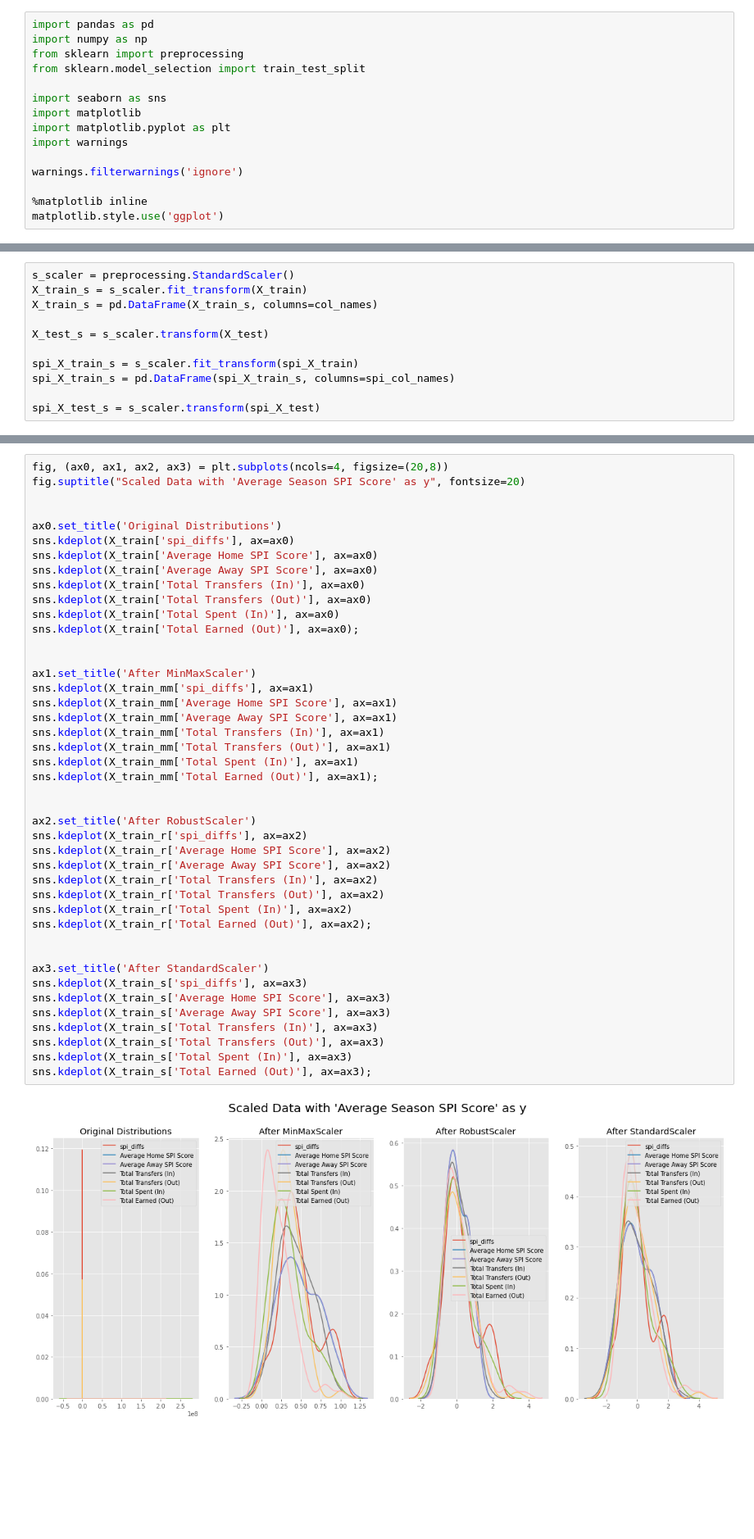
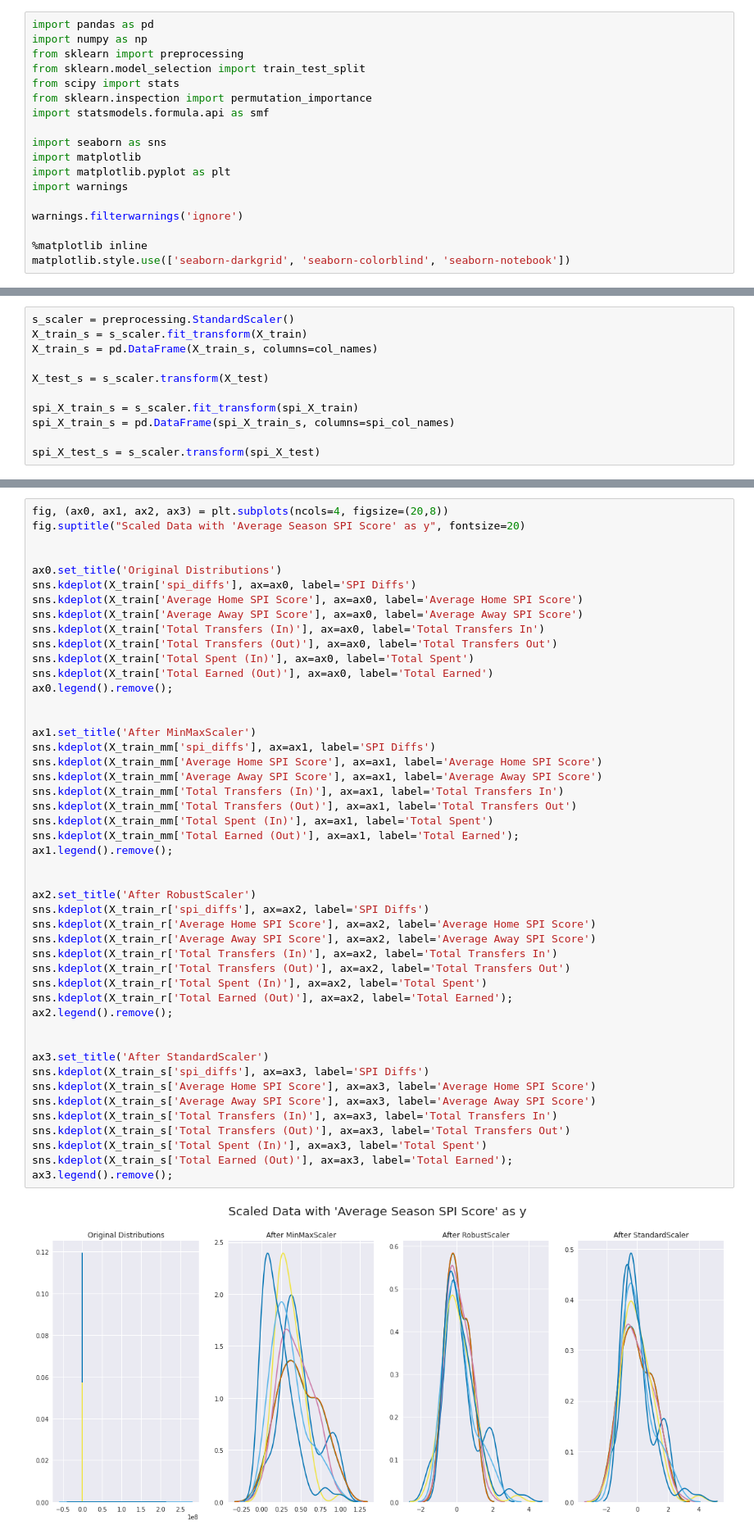
Before and after one commit to tdraths/transfers_capstone, a Jupyter notebook: notebooks/Pre-Processing and Modelling.ipynb, the cells around one changed output, grey strips where cells are left out. Shown at 82% size. Saved outputs shown, nothing was run; the diff lists cells and outputs as text; blank space fills up the shorter version.

```diff
--- a/notebooks/Pre-Processing and Modelling.ipynb
+++ b/notebooks/Pre-Processing and Modelling.ipynb
@@ -18,6 +20,9 @@ import pandas as pd
 import numpy as np
 from sklearn import preprocessing
 from sklearn.model_selection import train_test_split
+from scipy import stats
+from sklearn.inspection import permutation_importance
+import statsmodels.formula.api as smf
 
 import seaborn as sns
 import matplotlib
@@ -27,7 +32,7 @@ import warnings
 warnings.filterwarnings('ignore')
 
 %matplotlib inline
-matplotlib.style.use('ggplot')
+matplotlib.style.use(['seaborn-darkgrid', 'seaborn-colorblind', 'seaborn-notebook'])
 # %%
 path = '/home/tdraths/sb_assignments/Transfers_Capstone/data/data_cleaning_outputs/SPI_Transfers_Features.csv'
 df = pd.read_csv(path, index_col=0)
@@ -259,45 +269,49 @@ Now that I've scaled the data, it's time to decide which method I'll use in my m
 # %%
 fig, (ax0, ax1, ax2, ax3) = plt.subplots(ncols=4, figsize=(20,8))
 fig.suptitle("Scaled Data with 'Average Season SPI Score' as y", fontsize=20)
 
 
 ax0.set_title('Original Distributions')
-sns.kdeplot(X_train['spi_diffs'], ax=ax0)
-sns.kdeplot(X_train['Average Home SPI Score'], ax=ax0)
-sns.kdeplot(X_train['Average Away SPI Score'], ax=ax0)
-sns.kdeplot(X_train['Total Transfers (In)'], ax=ax0)
-sns.kdeplot(X_train['Total Transfers (Out)'], ax=ax0)
-sns.kdeplot(X_train['Total Spent (In)'], ax=ax0)
-sns.kdeplot(X_train['Total Earned (Out)'], ax=ax0);
+sns.kdeplot(X_train['spi_diffs'], ax=ax0, label='SPI Diffs')
+sns.kdeplot(X_train['Average Home SPI Score'], ax=ax0, label='Average Home SPI Score')
+sns.kdeplot(X_train['Average Away SPI Score'], ax=ax0, label='Average Away SPI Score')
+sns.kdeplot(X_train['Total Transfers (In)'], ax=ax0, label='Total Transfers In')
+sns.kdeplot(X_train['Total Transfers (Out)'], ax=ax0, label='Total Transfers Out')
+sns.kdeplot(X_train['Total Spent (In)'], ax=ax0, label='Total Spent')
+sns.kdeplot(X_train['Total Earned (Out)'], ax=ax0, label='Total Earned')
+ax0.legend().remove();
 
 
 ax1.set_title('After MinMaxScaler')
-sns.kdeplot(X_train_mm['spi_diffs'], ax=ax1)
-sns.kdeplot(X_train_mm['Average Home SPI Score'], ax=ax1)
-sns.kdeplot(X_train_mm['Average Away SPI Score'], ax=ax1)
-sns.kdeplot(X_train_mm['Total Transfers (In)'], ax=ax1)
-sns.kdeplot(X_train_mm['Total Transfers (Out)'], ax=ax1)
-sns.kdeplot(X_train_mm['Total Spent (In)'], ax=ax1)
-sns.kdeplot(X_train_mm['Total Earned (Out)'], ax=ax1);
+sns.kdeplot(X_train_mm['spi_diffs'], ax=ax1, label='SPI Diffs')
+sns.kdeplot(X_train_mm['Average Home SPI Score'], ax=ax1, label='Average Home SPI Score')
+sns.kdeplot(X_train_mm['Average Away SPI Score'], ax=ax1, label='Average Away SPI Score')
+sns.kdeplot(X_train_mm['Total Transfers (In)'], ax=ax1, label='Total Transfers In')
+sns.kdeplot(X_train_mm['Total Transfers (Out)'], ax=ax1, label='Total Transfers Out')
+sns.kdeplot(X_train_mm['Total Spent (In)'], ax=ax1, label='Total Spent')
+sns.kdeplot(X_train_mm['Total Earned (Out)'], ax=ax1, label='Total Earned');
+ax1.legend().remove();
 
 
 ax2.set_title('After RobustScaler')
-sns.kdeplot(X_train_r['spi_diffs'], ax=ax2)
-sns.kdeplot(X_train_r['Average Home SPI Score'], ax=ax2)
-sns.kdeplot(X_train_r['Average Away SPI Score'], ax=ax2)
-sns.kdeplot(X_train_r['Total Transfers (In)'], ax=ax2)
-sns.kdeplot(X_train_r['Total Transfers (Out)'], ax=ax2)
-sns.kdeplot(X_train_r['Total Spent (In)'], ax=ax2)
-sns.kdeplot(X_train_r['Total Earned (Out)'], ax=ax2);
+sns.kdeplot(X_train_r['spi_diffs'], ax=ax2, label='SPI Diffs')
+sns.kdeplot(X_train_r['Average Home SPI Score'], ax=ax2, label='Average Home SPI Score')
+sns.kdeplot(X_train_r['Average Away SPI Score'], ax=ax2, label='Average Away SPI Score')
+sns.kdeplot(X_train_r['Total Transfers (In)'], ax=ax2, label='Total Transfers In')
+sns.kdeplot(X_train_r['Total Transfers (Out)'], ax=ax2, label='Total Transfers Out')
+sns.kdeplot(X_train_r['Total Spent (In)'], ax=ax2, label='Total Spent')
+sns.kdeplot(X_train_r['Total Earned (Out)'], ax=ax2, label='Total Earned');
+ax2.legend().remove();
 
 
 ax3.set_title('After StandardScaler')
-sns.kdeplot(X_train_s['spi_diffs'], ax=ax3)
-sns.kdeplot(X_train_s['Average Home SPI Score'], ax=ax3)
-sns.kdeplot(X_train_s['Average Away SPI Score'], ax=ax3)
-sns.kdeplot(X_train_s['Total Transfers (In)'], ax=ax3)
-sns.kdeplot(X_train_s['Total Transfers (Out)'], ax=ax3)
-sns.kdeplot(X_train_s['Total Spent (In)'], ax=ax3)
-sns.kdeplot(X_train_s['Total Earned (Out)'], ax=ax3);
+sns.kdeplot(X_train_s['spi_diffs'], ax=ax3, label='SPI Diffs')
+sns.kdeplot(X_train_s['Average Home SPI Score'], ax=ax3, label='Average Home SPI Score')
+sns.kdeplot(X_train_s['Average Away SPI Score'], ax=ax3, label='Average Away SPI Score')
+sns.kdeplot(X_train_s['Total Transfers (In)'], ax=ax3, label='Total Transfers In')
+sns.kdeplot(X_train_s['Total Transfers (Out)'], ax=ax3, label='Total Transfers Out')
+sns.kdeplot(X_train_s['Total Spent (In)'], ax=ax3, label='Total Spent')
+sns.kdeplot(X_train_s['Total Earned (Out)'], ax=ax3, label='Total Earned');
+ax3.legend().remove();
 # %% [output]
-[figure, old version]
+[figure, new version]
```
Also changed, not shown: parts of 68 cells of this notebook.
